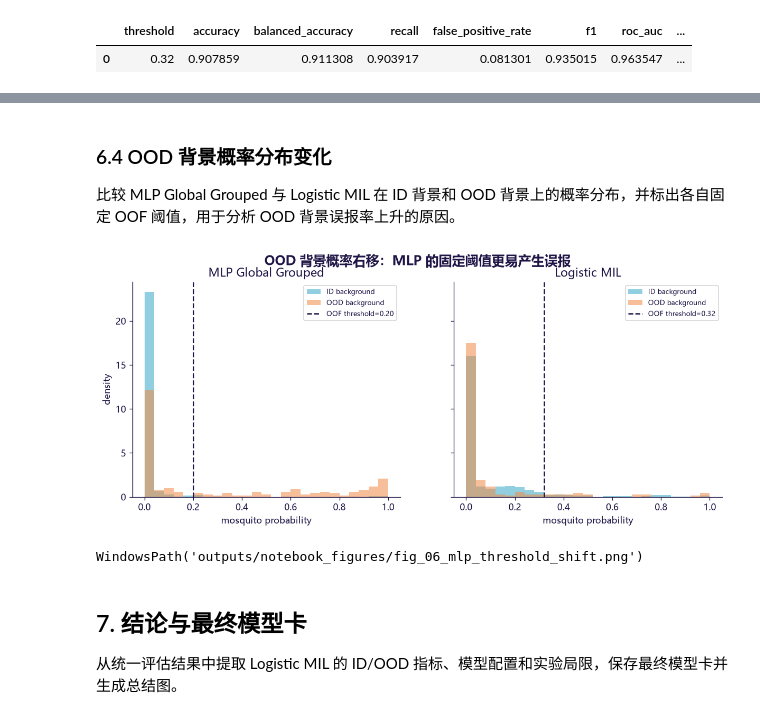
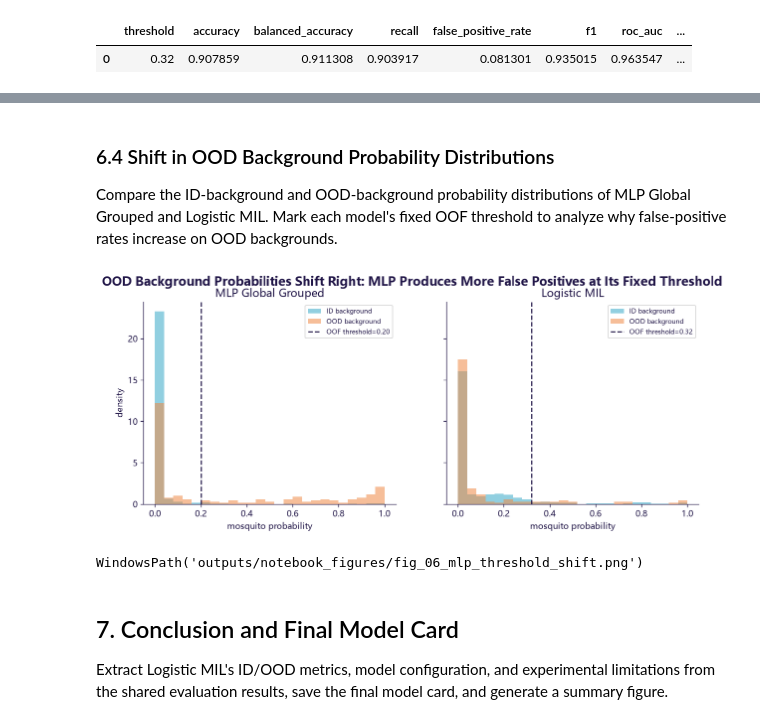
Before and after one commit to yinyuqin/Mosquitoes_detection, a Jupyter notebook: output/jupyter-notebook/mosquito_detection.ipynb, the cells around one changed output, grey strips where cells are left out. Saved outputs shown, nothing was run; the diff lists cells and outputs as text; code cells hidden in the pictures.

```diff
--- a/output/jupyter-notebook/mosquito_detection.ipynb
+++ b/output/jupyter-notebook/mosquito_detection.ipynb
@@ -45,7 +45,7 @@ def find_project_root() -> Path:
         if candidate and (candidate / "scripts").is_dir() and (candidate / "outputs").is_dir():
             return candidate.resolve()
     raise FileNotFoundError(
-        "找不到项目根目录。请设置环境变量 MOSQUITO_PROJECT_ROOT 后重启内核。"
+        "Project root not found. Set MOSQUITO_PROJECT_ROOT and restart the kernel."
     )
 
 ROOT = find_project_root()
@@ -76,7 +76,7 @@ def ensure_bundle_fallback():
             if not destination.exists():
                 destination.parent.mkdir(parents=True, exist_ok=True)
                 destination.write_bytes(bundle.read(member))
-    print("已从 submission_data.zip 恢复快速复现文件。")
+    print("Fast-reproduction files were restored from submission_data.zip.")
 
 ensure_bundle_fallback()
 
@@ -104,7 +104,7 @@ def save_figure(fig, filename: str):
     plt.close(fig)
     return path.relative_to(ROOT)
 
-print("项目根目录已自动解析；可用 MOSQUITO_PROJECT_ROOT 覆盖。")
-print(f"图表目录: {FIG_DIR.relative_to(ROOT)}")
-print(f"模式: preprocess={RUN_FULL_PREPROCESS}, training={RUN_TRAINING}, OOD inference={RUN_OOD_INFERENCE}")
+print("The project root was detected automatically; MOSQUITO_PROJECT_ROOT can override it.")
+print(f"Figure directory: {FIG_DIR.relative_to(ROOT)}")
+print(f"Mode: preprocess={RUN_FULL_PREPROCESS}, training={RUN_TRAINING}, OOD inference={RUN_OOD_INFERENCE}")
 # %% [output]
@@ -848,14 +848,14 @@ for (r,c), cell in table.get_celld().items():
     cell.set_edgecolor(COLORS["grid"])
     if r == 0: cell.set_facecolor(COLORS["purple"]); cell.get_text().set_color("white"); cell.get_text().set_fontweight("bold")
     elif display_table.iloc[r-1,0] == "Logistic MIL": cell.set_facecolor("#eee8fb"); cell.get_text().set_fontweight("bold")
-ax.set_title("统一重算：ID 测试与固定阈值 OOD（170+170, seed 2026）", fontsize=15, fontweight="bold")
+ax.set_title("Shared Recalculation: ID Test and Fixed-Threshold OOD (170+170, seed 2026)", fontsize=15, fontweight="bold")
 save_figure(fig, "table_06_model_comparison.png")
 
 fig, ax = plt.subplots(figsize=(8.5, 5.5))
 for row in comparison_rows:
     ax.scatter(row["OOD FPR"]*100, row["OOD Recall"]*100, s=130, color=COLORS["orange"] if row["Model"] == "Logistic MIL" else COLORS["purple"], alpha=.85)
     ax.annotate(row["Model"], (row["OOD FPR"]*100, row["OOD Recall"]*100), xytext=(5,5), textcoords="offset points", fontsize=8.5)
-ax.set(xlabel="OOD false-positive rate ↓ (%)", ylabel="OOD recall ↑ (%)", xlim=(0, 48), ylim=(93, 101), title="OOD trade-off：召回相同，背景误报决定可靠性")
+ax.set(xlabel="OOD false-positive rate ↓ (%)", ylabel="OOD recall ↑ (%)", xlim=(0, 48), ylim=(93, 101), title="OOD Trade-Off: Equal Recall, Reliability Determined by Background False Positives")
 ax.grid(color=COLORS["grid"], alpha=.7); ax.spines[["top","right"]].set_visible(False)
 save_figure(fig, "fig_06_ood_tradeoff.png")
 display_table
@@ -869,35 +869,35 @@ display_table
 | 3 | MLP Global Grouped | 99.00% | 2.44% | 79.12% | 100.00% | 41.76% | 99.40% |
 | 4 | MLP MIL | 95.95% | 9.55% | 91.18% | 100.00% | 17.65% | 98.75% |
 # %% [markdown]
-### 6.4 OOD 背景概率分布变化
+### 6.4 Shift in OOD Background Probability Distributions
 
-比较 MLP Global Grouped 与 Logistic MIL 在 ID 背景和 OOD 背景上的概率分布，并标出各自固定 OOF 阈值，用于分析 OOD 背景误报率上升的原因。
+Compare the ID-background and OOD-background probability distributions of MLP Global Grouped and Logistic MIL. Mark each model's fixed OOF threshold to analyze why false-positive rates increase on OOD backgrounds.
 # %%
-# 阈值迁移诊断：MLP 在 ID 上很强，但固定 ID 阈值面对 OOD 背景时整体右移。
+# Threshold-shift diagnosis: MLP is strong on ID, but OOD background probabilities shift right relative to its fixed ID threshold.
 fig, axes = plt.subplots(1, 2, figsize=(12, 4.4), sharey=True)
 for ax, name in zip(axes, ["MLP Global Grouped", "Logistic MIL"]):
     directory = MODEL_DIRS[name]
     model_dir = resolve_model_dir(directory)
     test_idx = np.load(model_dir / "test_indices.npy"); test_prob = np.load(model_dir / "test_probabilities.npy")
     with (model_dir / "metrics.json").open("r", encoding="utf-8") as f: thr = json.load(f)["test_metrics"]["threshold"]
     id_background = test_prob[labels[test_idx] == 0]
     ood_background = ood_npz[directory][ood_labels == 0]
     bins = np.linspace(0, 1, 26)
     ax.hist(id_background, bins=bins, density=True, alpha=.55, color=COLORS["cyan"], label="ID background")
     ax.hist(ood_background, bins=bins, density=True, alpha=.55, color=COLORS["orange"], label="OOD background")
     ax.axvline(thr, color=COLORS["ink"], linestyle="--", label=f"OOF threshold={thr:.2f}")
     ax.set(xlabel="mosquito probability", title=name); ax.legend(fontsize=8)
     ax.spines[["top","right"]].set_visible(False)
 axes[0].set_ylabel("density")
-fig.suptitle("OOD 背景概率右移：MLP 的固定阈值更易产生误报", fontsize=15, fontweight="bold")
+fig.suptitle("OOD Background Probabilities Shift Right: MLP Produces More False Positives at Its Fixed Threshold", fontsize=15, fontweight="bold")
 save_figure(fig, "fig_06_mlp_threshold_shift.png")
 # %% [output]
-[figure, old version]
+[figure, new version]
 WindowsPath('outputs/notebook_figures/fig_06_mlp_threshold_shift.png')
 # %% [markdown]
-## 7. 结论与最终模型卡
+## 7. Conclusion and Final Model Card
 
-从统一评估结果中提取 Logistic MIL 的 ID/OOD 指标、模型配置和实验局限，保存最终模型卡并生成总结图。
+Extract Logistic MIL's ID/OOD metrics, model configuration, and experimental limitations from the shared evaluation results, save the final model card, and generate a summary figure.
 # %%
 final_ood = recomputed["Logistic MIL"]["ood"]
 final_card = pd.DataFrame([
```
Also changed, not shown: parts of 32 cells of this notebook, 13 other files.
